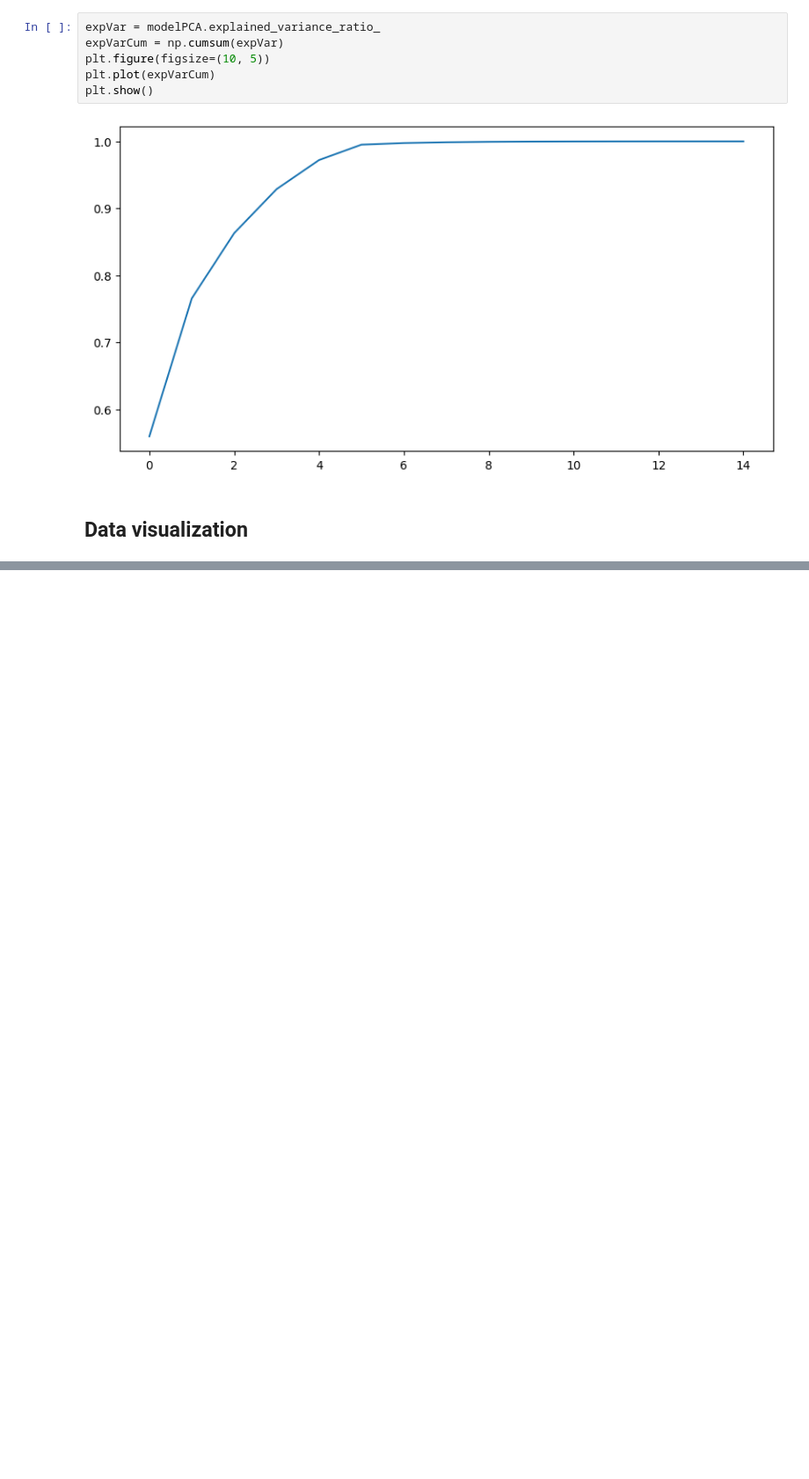
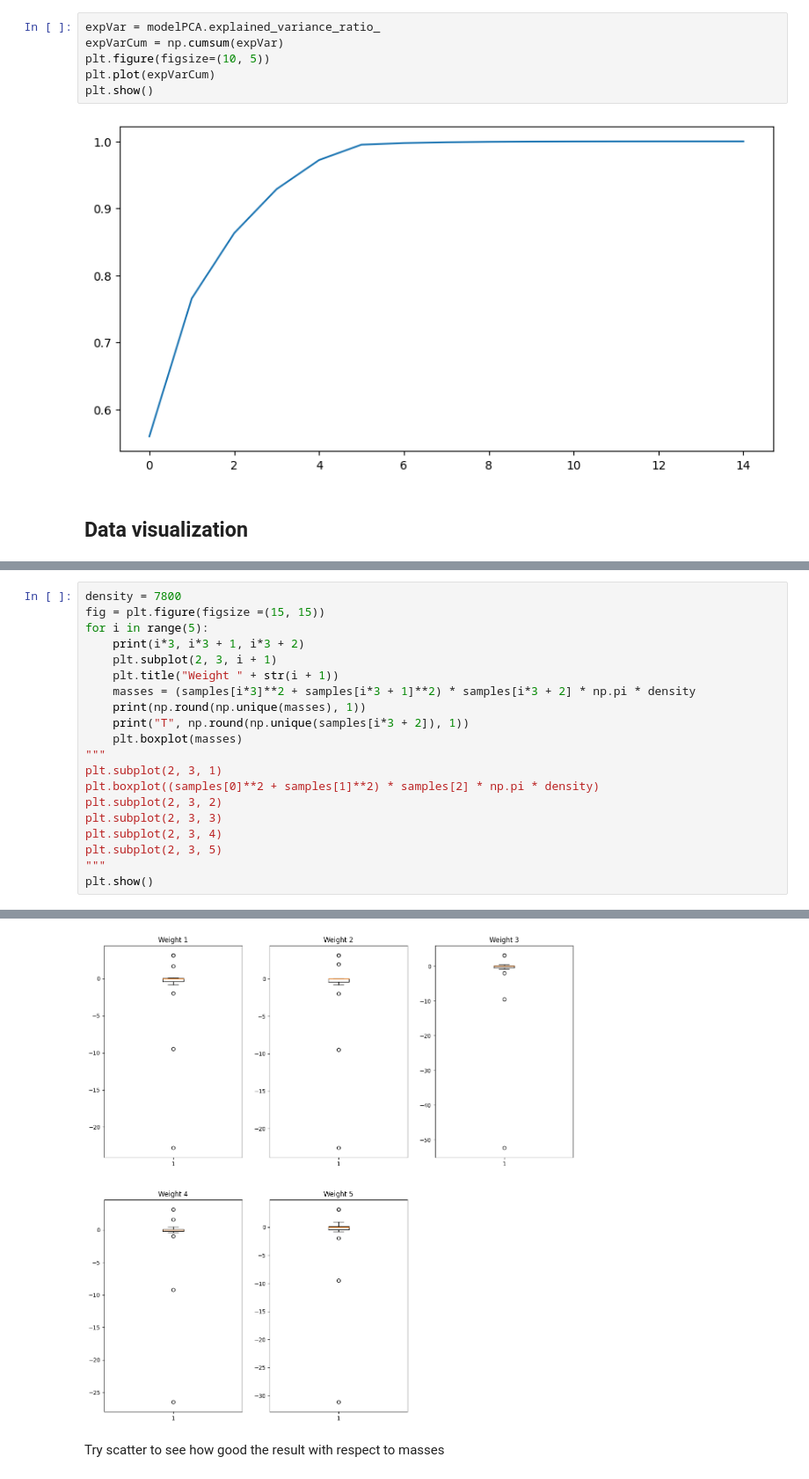
Before and after one commit to LuisR-jpg/Artificial-Intelligence---UP, a Jupyter notebook: Courses and Miscellaneous/Research/Analysis.ipynb, the cells around one changed output, grey strips where cells are left out. Shown at 88% size. Drawn from its saved outputs; the diff is of its cells as text; blank space fills up the shorter version.

```diff
--- a/Courses and Miscellaneous/Research/Analysis.ipynb
+++ b/Courses and Miscellaneous/Research/Analysis.ipynb
@@ -97,0 +138,21 @@ plt.show()
+# %%
+density = 7800
+fig = plt.figure(figsize =(15, 15))
+for i in range(5):
+    print(i*3, i*3 + 1, i*3 + 2)
+    plt.subplot(2, 3, i + 1)
+    plt.title("Weight " + str(i + 1))
+    masses = (samples[i*3]**2 + samples[i*3 + 1]**2) * samples[i*3 + 2] * np.pi * density
+    print(np.round(np.unique(masses), 1))
+    print("T", np.round(np.unique(samples[i*3 + 2]), 1))
+    plt.boxplot(masses)
+"""
+plt.subplot(2, 3, 1)
+plt.boxplot((samples[0]**2 + samples[1]**2) * samples[2] * np.pi * density)
+plt.subplot(2, 3, 2)
+plt.subplot(2, 3, 3)
+plt.subplot(2, 3, 4)
+plt.subplot(2, 3, 5)
+"""
+plt.show()
+# %% [output]
@@ -97,0 +179,3 @@ plt.show()
+[figure, added]
+# %% [markdown]
+Try scatter to see how good the result with respect to masses
```
Also changed, not shown: parts of 8 cells of this notebook.
